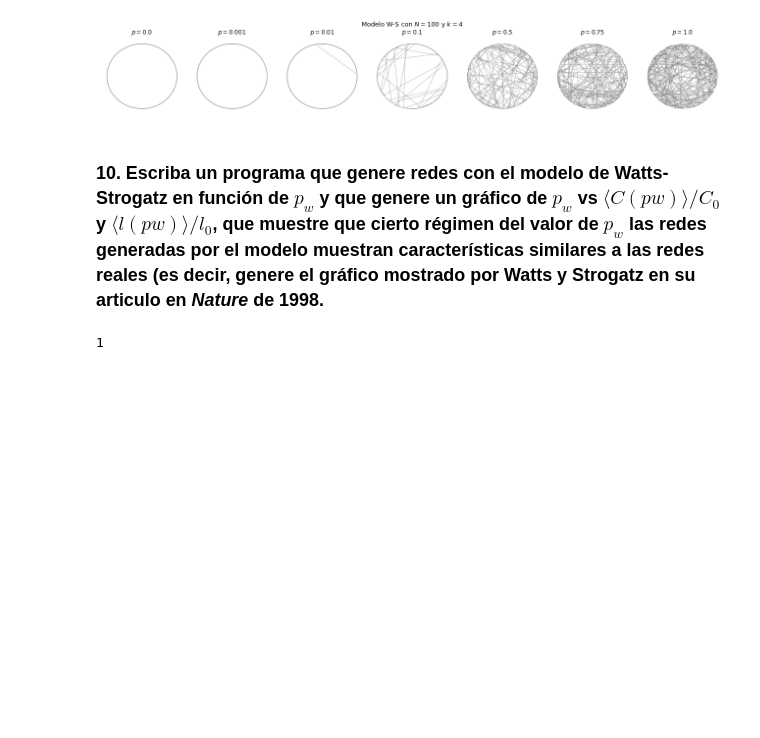
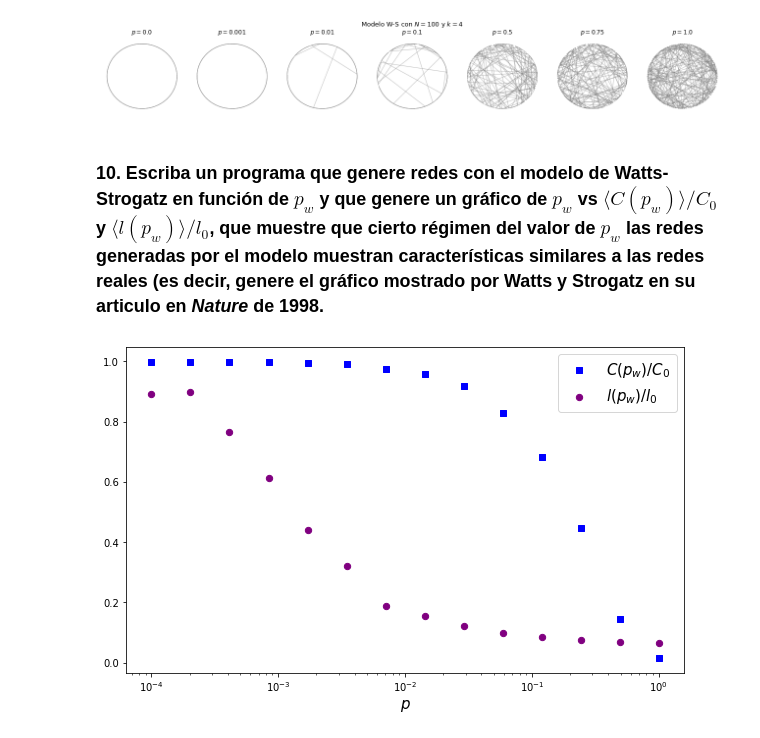
Before and after one commit to joshbrx/VoterModel_Network, a Jupyter notebook: Tipos y modelos de redes.ipynb, the cells around one changed output. Cells and saved outputs as stored; diff of their text form; code cells hidden in the pictures; blank space fills up the shorter version.

```diff
--- a/Tipos y modelos de redes.ipynb
+++ b/Tipos y modelos de redes.ipynb
@@ -364,19 +364,31 @@ visualize_WS(G9, p, title=r"Modelo W-S con $N=100$ y $k=4$", **options6)
 # %% [output]
 [figure]
 # %% [markdown]
-### 10. Escriba un programa que genere redes con el modelo de Watts-Strogatz en función de $p_w$ y que genere un gráfico de $p_w$ vs $\langle C(pw)\rangle/C_0$ y $\langle l(pw)\rangle/l_0$, que muestre que cierto régimen del valor de $p_w$ las redes generadas por el modelo muestran características similares a las redes reales (es decir, genere el gráfico mostrado por Watts y Strogatz en su articulo en *Nature* de 1998.
+### 10. Escriba un programa que genere redes con el modelo de Watts-Strogatz en función de $p_w$ y que genere un gráfico de $p_w$ vs $\langle C(p_w)\rangle/C_0$ y $\langle l(p_w)\rangle/l_0$, que muestre que cierto régimen del valor de $p_w$ las redes generadas por el modelo muestran características similares a las redes reales (es decir, genere el gráfico mostrado por Watts y Strogatz en su articulo en *Nature* de 1998.
 # %%
 def WS_nature(n, k, p):
-    G_0 = nx.watts_strogatz_graph(n, k, 0)
+    G = nx.watts_strogatz_graph(n, k, 0)
+    C_0 = nx.average_clustering(G)
+    l_0 = nx.average_shortest_path_length(G)
+    C = []; l = [];
 
+    for i in range(len(p)):
+        G = nx.watts_strogatz_graph(n, k, p[i])
+        C.append(nx.average_clustering(G)/C_0)
+        l.append(nx.average_shortest_path_length(G)/l_0)
+    C = np.array(C); l = np.array(l)
 
-WS_nature(1,1,1)
+    plt.scatter(p, C, label=r"$C(p_w)/C_0$", c="blue", s=40, marker="s", facecolors="none")
+    plt.scatter(p, l, label=r"$l(p_w)/l_0$", c="purple", s=40)
+    plt.xscale("log")
+    plt.legend(fontsize=15)
+    plt.xlabel("$p$", fontsize=15)
+    plt.show()
-# %% [output]
-1
 # %%
 n = 1000; k = 10;
 p_w = np.logspace(-4, 0, num=14, endpoint=True)
 
-G10 = [];
-for i in range(len(p)):
-  G10.append(nx.watts_strogatz_graph(n, k, p[i]))
+plt.figure(figsize=(10,6))
+WS_nature(n, k, p_w)
+# %% [output]
+[figure, added]
```
Also changed, not shown: parts of 15 cells of this notebook.
